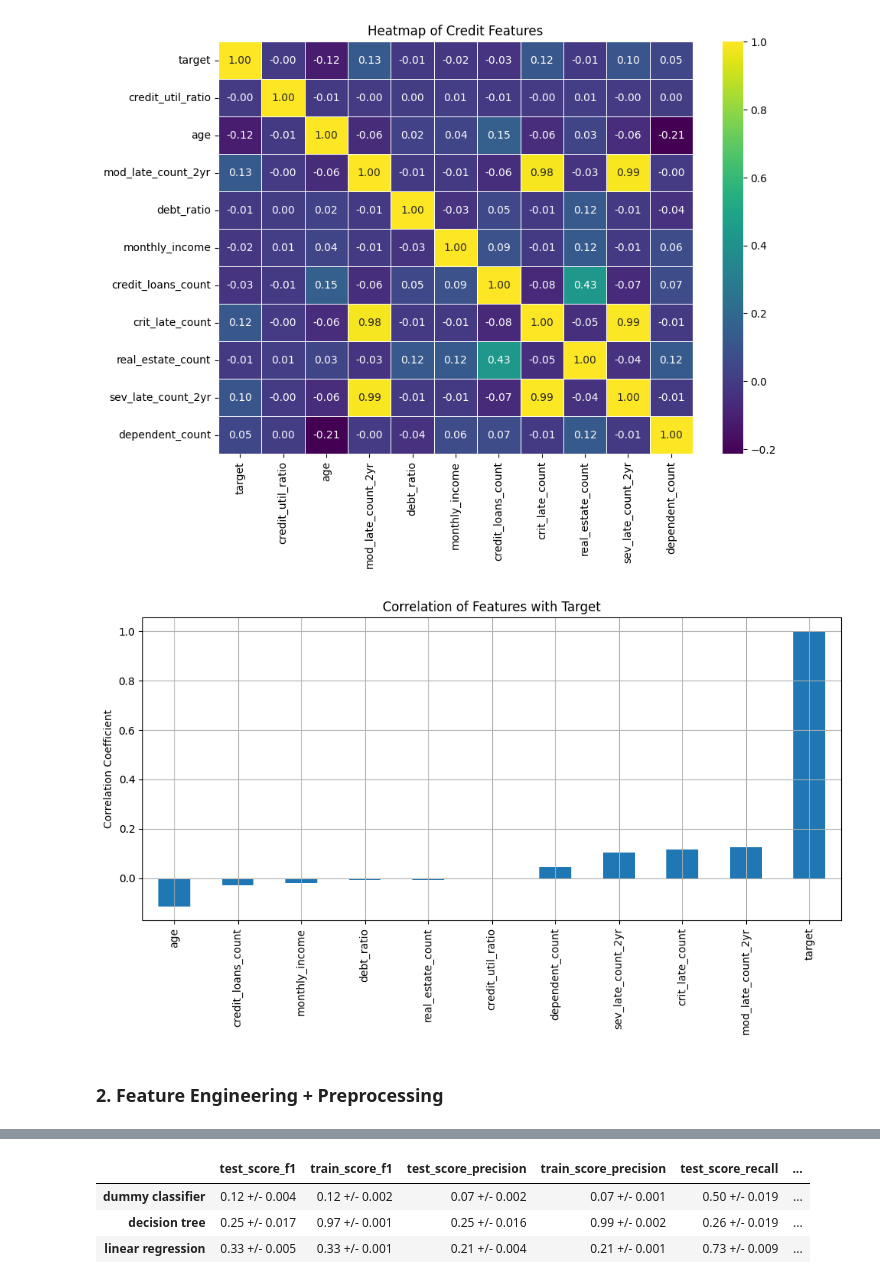
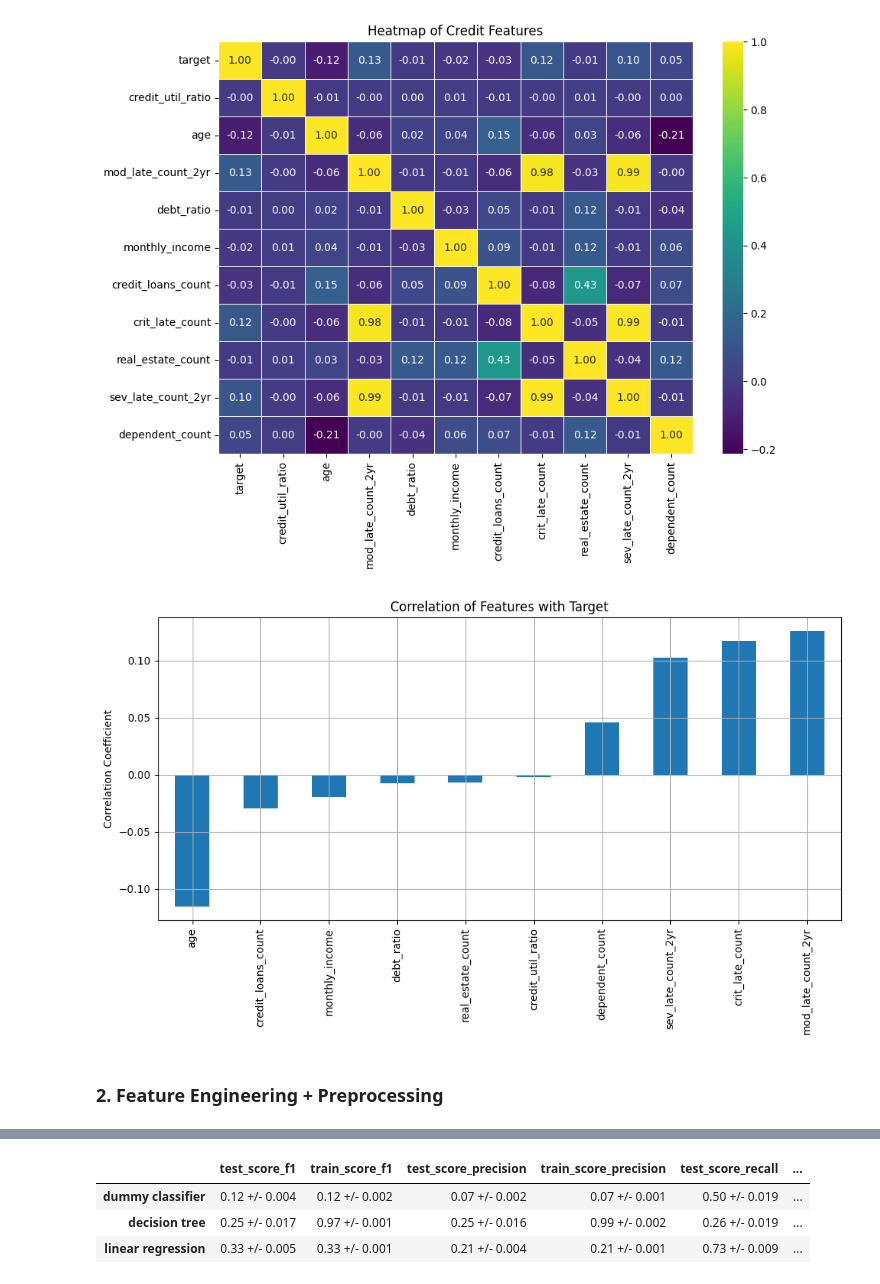
Before and after one commit to nb488/Credit-Risk-Prediction-Project, a Jupyter notebook: main.ipynb, the cells around one changed output, grey strips where cells are left out. Cells and saved outputs as stored; diff of their text form; code cells hidden in the pictures.

```diff
--- a/main.ipynb
+++ b/main.ipynb
@@ -310,18 +257,19 @@ plt.show()
 # %%
 # plot correlations between features and the target
 
 correlations = credit_traindf.corr(numeric_only=True)["target"].sort_values()
+correlations = correlations.drop('target')
 
 # Plot
 plt.figure(figsize=(10, 6))
 correlations.plot(kind='bar')
 plt.title("Correlation of Features with Target")
 plt.ylabel("Correlation Coefficient")
 plt.grid(True)
 plt.tight_layout()
 plt.show()
 # %% [output]
-[figure, old version]
+[figure, new version]
 # %% [markdown]
-### 2. Feature Engineering + Preprocessing
+### **2. Feature Engineering + Preprocessing**
 # %% [markdown]
```
Also changed, not shown: parts of 26 cells of this notebook.
